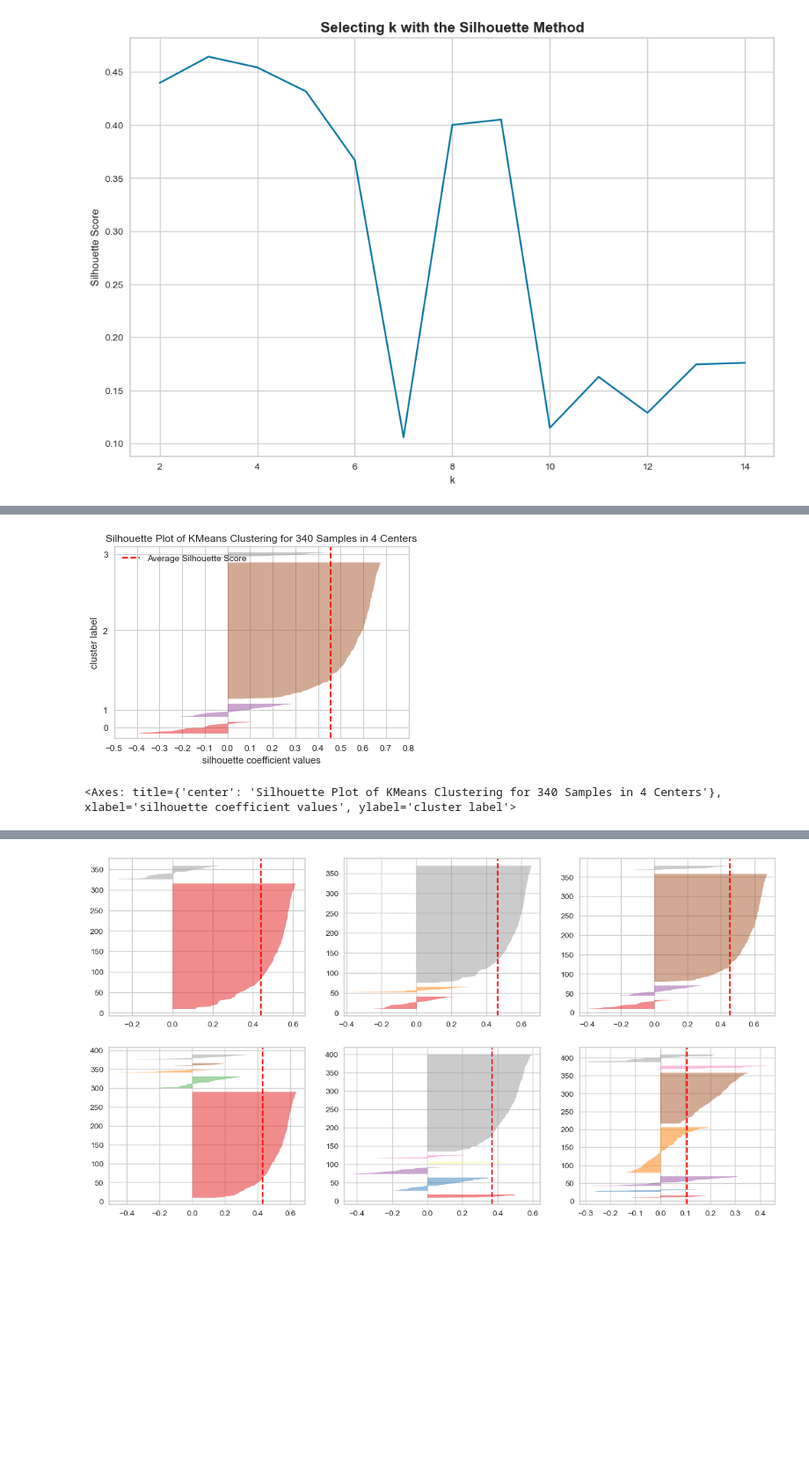
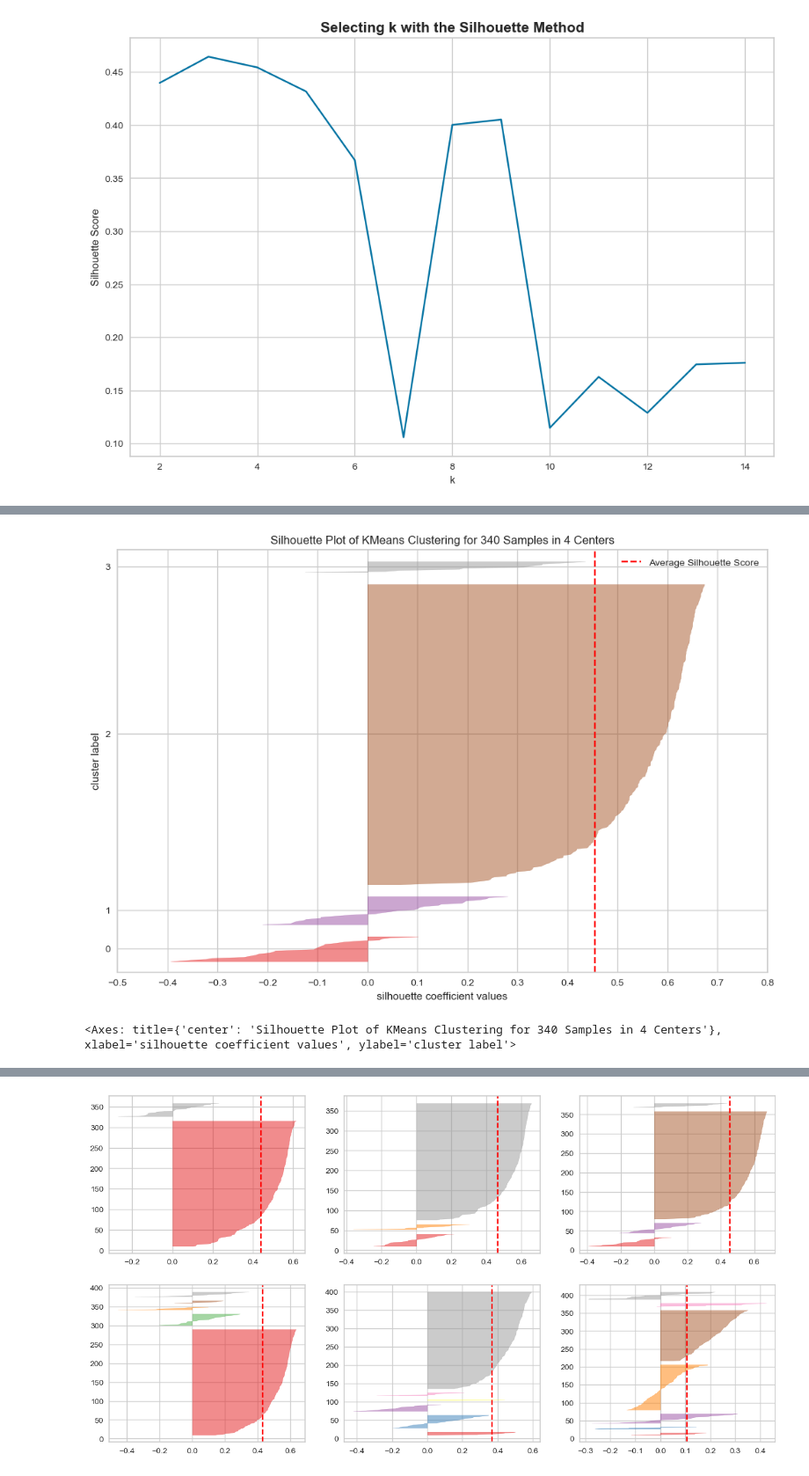
Before and after one commit to ArthurXia1031/Data_Science_Project, a Jupyter notebook: machine_learning/Unsupervised_Learning/Trade_data/stock_trade.ipynb, the cells around one changed output, grey strips where cells are left out. Shown at 88% size. Cells and saved outputs as stored; diff of their text form; code cells hidden in the pictures; blank space fills up the shorter version.

```diff
--- a/machine_learning/Unsupervised_Learning/Trade_data/stock_trade.ipynb
+++ b/machine_learning/Unsupervised_Learning/Trade_data/stock_trade.ipynb
@@ -615,7 +619,12 @@ Number of clusters:  14         Distortion:  1.6973594266503265
 # %%
 model = KMeans(random_state=1)
 
-visualizer = KElbowVisualizer(model, k=(1, 15), timings=False)
+fig, ax = plt.subplots(figsize=(12, 8), dpi=100)
+
+visualizer = KElbowVisualizer(model,
+                              k=(1, 15),
+                              timings=False,
+                              fig=fig)
 
 visualizer.fit(k_means_df)
 # fit the data to the visualizer
@@ -665,7 +674,13 @@ Number of clusters:  14         Silhouette Score:  0.17597674098501367
 # %%
 model = KMeans(random_state=1)
 
-visualizer = KElbowVisualizer(model, k=(2, 15), timings=False, metric='silhouette')
+fig, ax = plt.subplots(figsize=(12, 8), dpi=100)
+
+visualizer = KElbowVisualizer(model,
+                              k=(2, 15),
+                              timings=False,
+                              metric='silhouette',
+                              fig=fig)
 
 visualizer.fit(k_means_df)
 # fit the data to the visualizer
@@ -677,7 +692,10 @@ visualizer.show()
 <Axes: title={'center': 'Silhouette Score Elbow for KMeans Clustering'}, xlabel='k', ylabel='silhouette score'>
 # %%
 # finding optimal no. of clusers with silhouette coefficient
-visualizer = SilhouetteVisualizer(KMeans(2, random_state=1))
+fig, axes = plt.subplots(figsize=(12, 8), dpi=100)
+
+visualizer = SilhouetteVisualizer(KMeans(2, random_state=1),
+                                  fig=fig)
 
 visualizer.fit(k_means_df)
 # fit the data to the visualizer
@@ -689,8 +707,10 @@ visualizer.show()
 <Axes: title={'center': 'Silhouette Plot of KMeans Clustering for 340 Samples in 2 Centers'}, xlabel='silhouette coefficient values', ylabel='cluster label'>
 # %%
 # finding optimal no. of clusers with silhouette coefficient
+fig, ax = plt.subplots(figsize=(12, 8), dpi=100)
 
-visualizer = SilhouetteVisualizer(KMeans(3, random_state=1))
+visualizer = SilhouetteVisualizer(KMeans(3, random_state=1),
+                                  fig=fig)
 
 visualizer.fit(k_means_df)
 # fit the data to the visualizer
@@ -702,16 +722,18 @@ visualizer.show()
 <Axes: title={'center': 'Silhouette Plot of KMeans Clustering for 340 Samples in 3 Centers'}, xlabel='silhouette coefficient values', ylabel='cluster label'>
 # %%
 # finding optimal no. of clusers with silhouette coefficient
+fig, ax = plt.subplots(figsize=(12, 8), dpi=100)
 
-visualizer = SilhouetteVisualizer(KMeans(4, random_state=1))
+visualizer = SilhouetteVisualizer(KMeans(4, random_state=1),
+                                  fig=fig)
 
 visualizer.fit(k_means_df)
 # fit the data to the visualizer
 
 visualizer.show()
 # finalize and render the figure
 # %% [output]
-[figure, old version]
+[figure, new version]
 <Axes: title={'center': 'Silhouette Plot of KMeans Clustering for 340 Samples in 4 Centers'}, xlabel='silhouette coefficient values', ylabel='cluster label'>
 # %%
 # finding optimal no. of clusers with silhouette coefficient
```
Also changed, not shown: parts of 10 cells of this notebook, 1 other file.
